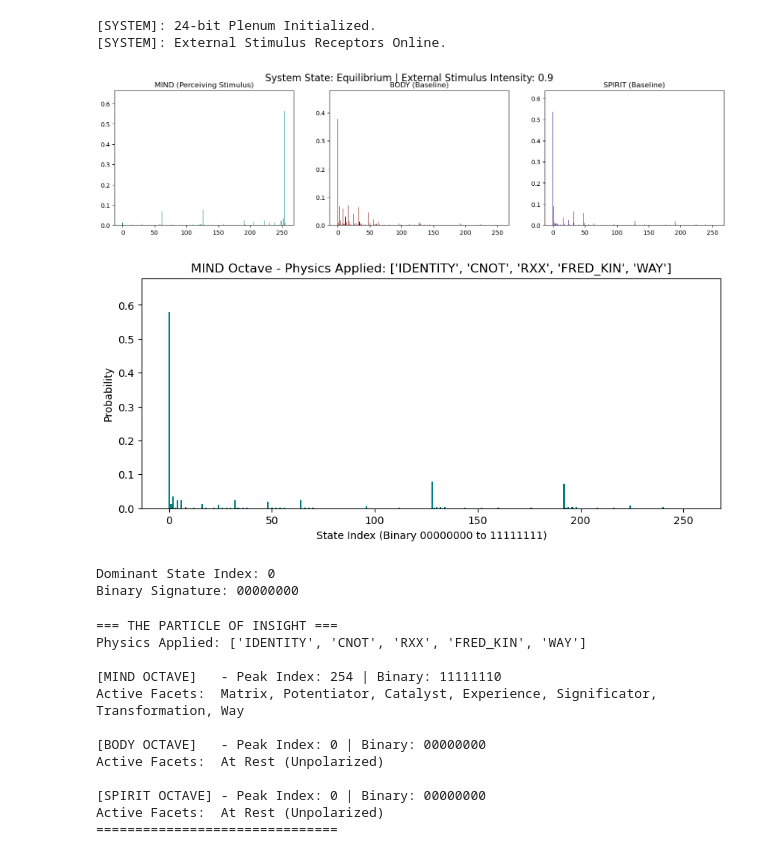
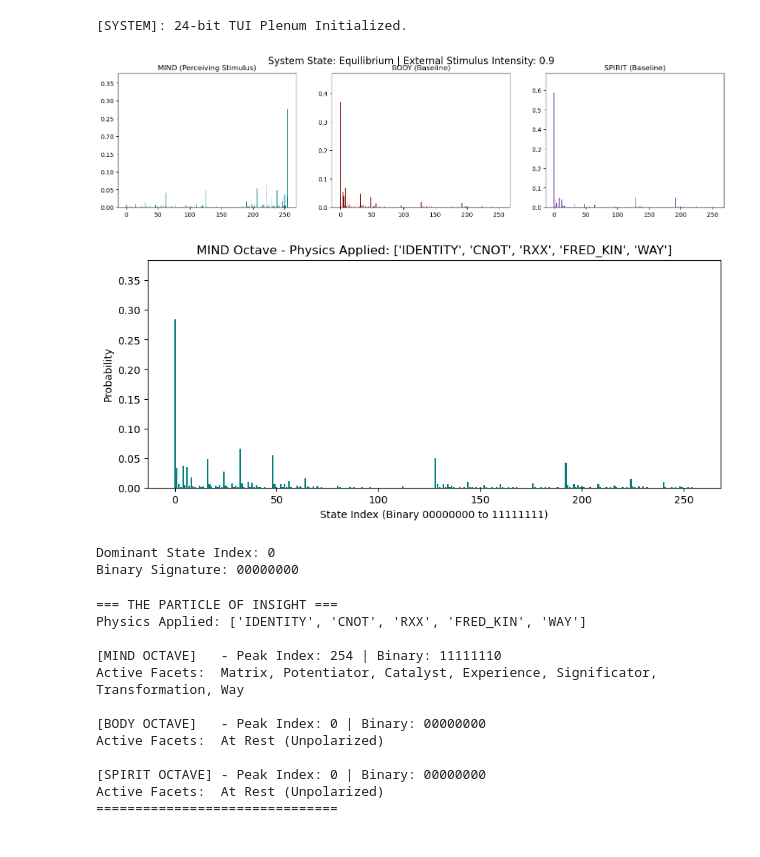
Before and after one commit to dsannes/TUI_v01, a Jupyter notebook: tui_dashboard.ipynb, the cells around one changed output. Saved outputs shown, nothing was run; the diff lists cells and outputs as text; code cells hidden in the pictures.

```diff
--- a/tui_dashboard.ipynb
+++ b/tui_dashboard.ipynb
@@ -3,9 +3,9 @@ import pennylane as qml
 from pennylane import numpy as np
 
 # ==========================================
-# PART 1: THE PERCEPTIVE CORE (QuantumMind)
+# PART 1: THE PERCEPTIVE CORE (QuantumTUI)
 # ==========================================
-class QuantumMind:
+class QuantumTUI:
     def __init__(self, num_qubits=24, backend="default.qubit"):
         self.num_qubits = num_qubits
         self.dev = qml.device(backend, wires=self.num_qubits)
@@ -14,9 +14,9 @@ class QuantumMind:
         self.body_wires = list(range(8, 16))
         self.spirit_wires = list(range(16, 24))
 
+        # requires_grad=True is the key to allowing backward propagation
         self.params = np.array(np.random.uniform(0.1, 0.8, self.num_qubits), requires_grad=True)
-        print("[SYSTEM]: 24-bit Plenum Initialized.")
-        print("[SYSTEM]: External Stimulus Receptors Online.")
+        print("[SYSTEM]: 24-bit TUI Plenum Initialized.")
 
     def execute_quantum_logic(self, gate_sequence, target_sector="MIND", live_params=None, external_stimulus=None):
         wires = self.mind_wires
@@ -27,11 +27,9 @@ class QuantumMind:
 
         @qml.qnode(self.dev)
         def circuit(params):
-            # Ingest external reality into the Matrix
             if external_stimulus is not None:
                 qml.RY(external_stimulus * np.pi, wires=wires[0])
 
-            # Apply the Refined Physics Dictionary
             for gate in gate_sequence:
                 if gate == "IDENTITY":
                     for i in range(7): qml.Identity(wires=wires[i])
@@ -47,18 +45,14 @@ class QuantumMind:
                     for i in range(8): qml.RY(params[wires[i]], wires=wires[i])
                 elif gate == "CNOT":
                     for i in range(6): qml.CNOT(wires=[wires[i], wires[i+1]])
-                elif gate == "CZ":
-                    for i in range(6): qml.CZ(wires=[wires[i], wires[i+1]])
                 elif gate == "SWAP":
                     for i in range(0, 6, 2): qml.SWAP(wires=[wires[i], wires[i+1]])
-                elif gate == "ISWAP":
-                    for i in range(0, 6, 2): qml.ISWAP(wires=[wires[i], wires[i+1]])
                 elif gate == "RXX":
                     for i in range(6): qml.IsingXX(params[wires[i]], wires=[wires[i], wires[i+1]])
                 elif gate == "TOFFOLI":
-                    for i in range(6): qml.Toffoli(wires=[wires[i], wires[i+1], wires[7]])
+                    for i in range(0, 5, 2): qml.Toffoli(wires=[wires[i], wires[i+1], wires[7]])
                 elif gate == "FRED_KIN":
-                    for i in range(5): qml.CSWAP(wires=[wires[7], wires[i], wires[i+1]])
+                    for i in range(0, 5, 2): qml.CSWAP(wires=[wires[7], wires[i], wires[i+1]])
 
             return qml.probs(wires=wires)
 
@@ -84,35 +78,34 @@ class QuantumMind:
 # %%
 import matplotlib.pyplot as plt
 
-core = QuantumMind()
+core = QuantumTUI()
 
 # 1. THE EXTERNAL STIMULUS (A value between 0.0 and 1.0)
 environmental_event = 0.9
 
 # 2. Define the internal processing physics
 sequence = ["IDENTITY", "CNOT", "RXX", "FRED_KIN", "WAY"]
 
 # 3. Collapse the waves: The Mind receives the external event, Body and Spirit do not.
 m_probs = core.execute_quantum_logic(sequence, target_sector="MIND", external_stimulus=environmental_event)
 b_probs = core.execute_quantum_logic(sequence, target_sector="BODY")
 s_probs = core.execute_quantum_logic(sequence, target_sector="SPIRIT")
 
 tension = core.evaluate_tension()
 
 fig, axs = plt.subplots(1, 3, figsize=(18, 4))
 fig.suptitle(f"System State: {tension['State']} | External Stimulus Intensity: {environmental_event}", fontsize=16)
 
 sectors = [("MIND (Perceiving Stimulus)", m_probs), ("BODY (Baseline)", b_probs), ("SPIRIT (Baseline)", s_probs)]
 for i, (name, data) in enumerate(sectors):
     axs[i].bar(range(len(data)), data, color='teal' if i==0 else 'maroon' if i==1 else 'indigo')
     axs[i].set_title(f"{name}")
     axs[i].set_ylim(0, max(data) + 0.1)
 
 plt.show()
 # %% [output]
-[SYSTEM]: 24-bit Plenum Initialized.
-[SYSTEM]: External Stimulus Receptors Online.
+[SYSTEM]: 24-bit TUI Plenum Initialized.
-[figure, old version]
+[figure, new version]
 # %%
 # ==========================================
 # CELL 2: THE PHYSICS EXPERIMENT
@@ -140,7 +133,7 @@ binary_signature = format(particle_index, '08b')
 print(f"Dominant State Index: {particle_index}")
 print(f"Binary Signature: {binary_signature}")
 # %% [output]
-[figure, old version]
+[figure, new version]
 Dominant State Index: 0
 Binary Signature: 00000000
 # %%
```
Also changed, not shown: parts of 1 cell of this notebook, 9 other files.
